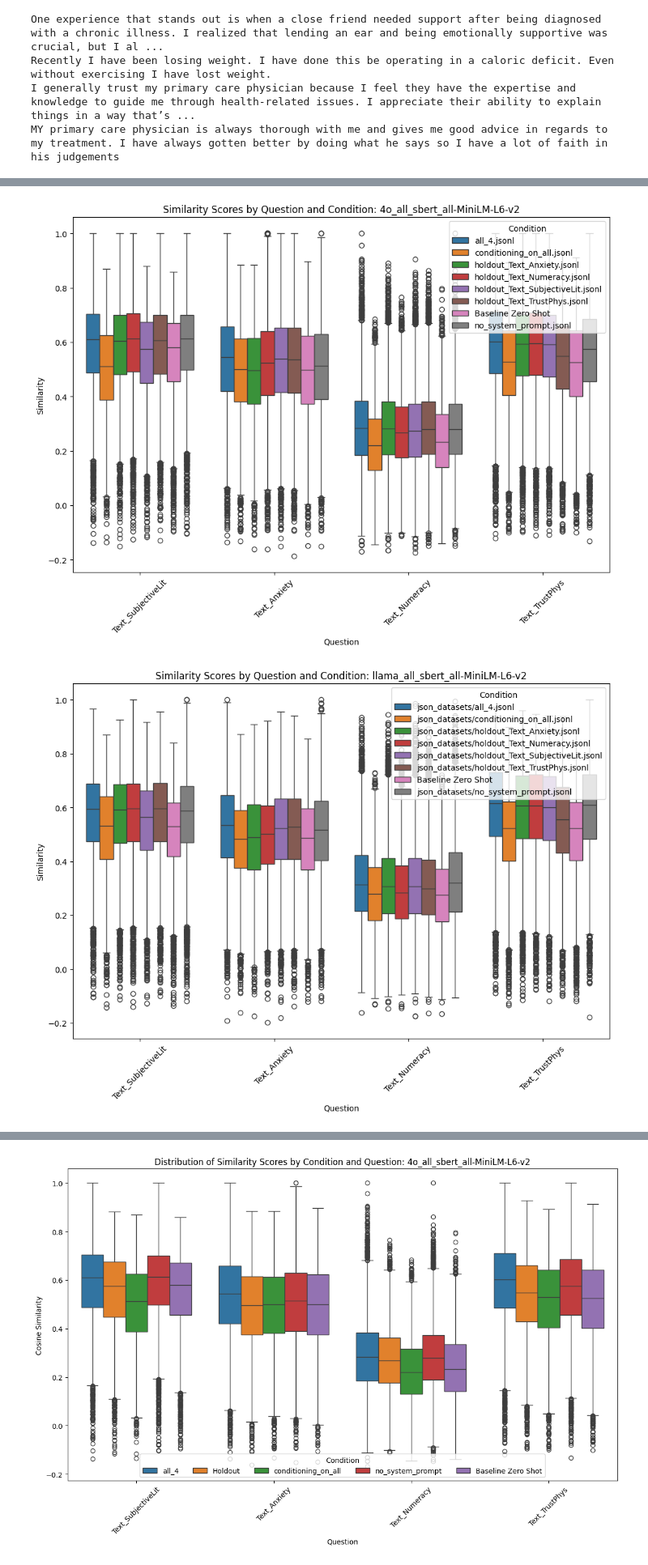
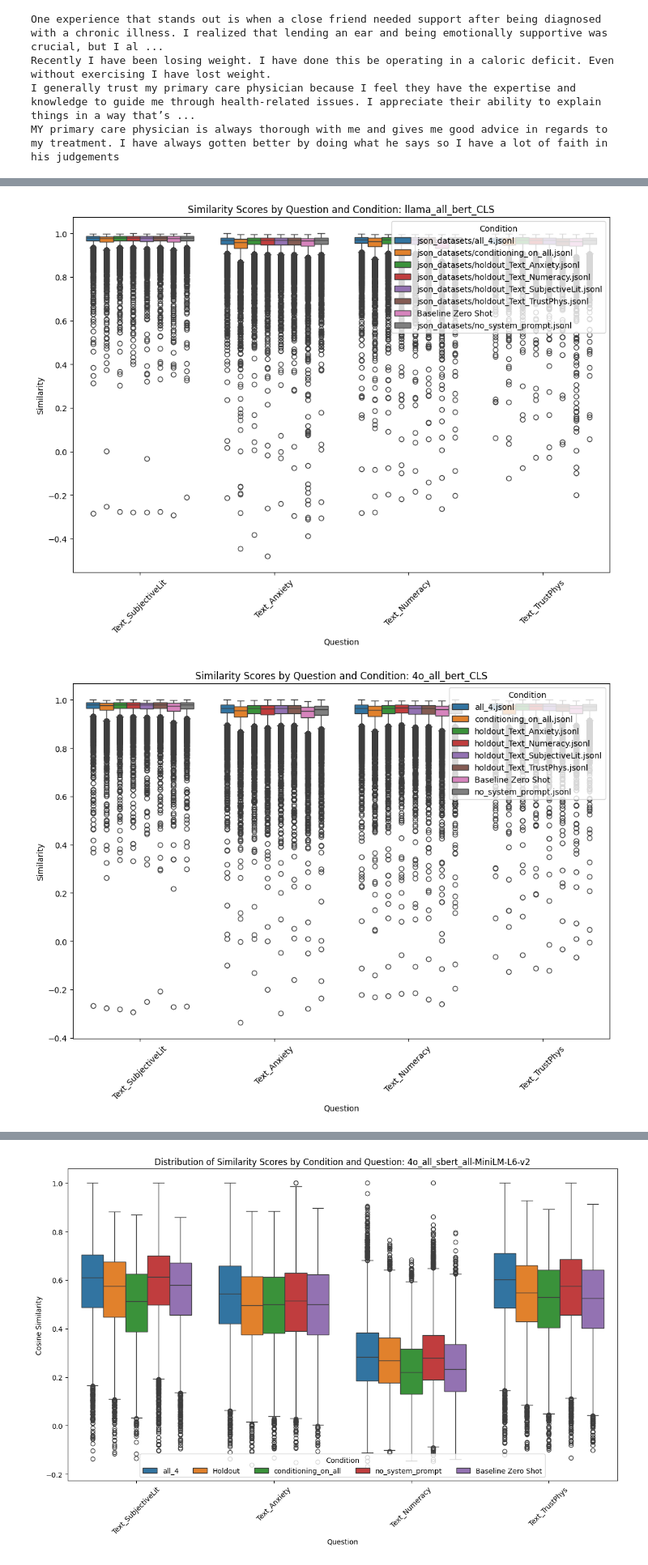
Before and after one commit to nd-hal/psych-agent-llm, a Jupyter notebook: similarity_calculations_all.ipynb, the cells around one changed output, grey strips where cells are left out. Shown at 81% size. Drawn from its saved outputs; the diff is of its cells as text; code cells hidden in the pictures.

Commit message:
add calculations for bert

```diff
--- a/similarity_calculations_all.ipynb
+++ b/similarity_calculations_all.ipynb
@@ -236,32 +236,35 @@ resultsFiles = ['4o_all_sbert_all-MiniLM-L6-v2',
  'llama_all_sbert_all-MiniLM-L6-v2',
  'llama_all_sbert_all-mpnet-base-v2',
  '4o_all_sbert_all-mpnet-base-v2']
+
+resultsFiles = ['llama_all_bert_CLS',
+ '4o_all_bert_CLS']
 
 for f in resultsFiles:
     data = pd.read_csv(f"similarity_calculations_{f}.csv")
     #data = similarity_df_bert_orig
 
     grouped_means = data.groupby(['Condition', 'Question'])['Similarity'].mean().reset_index()
 
     # Display the grouped means
     #print(grouped_means)
     plt.figure(figsize=(12, 8))
     sns.boxplot(x='Question', y='Similarity', hue='Condition', data=data)
 
     # Set the title and labels
     plt.title(f"Similarity Scores by Question and Condition: {f}")
     plt.xlabel('Question')
     plt.ylabel('Similarity')
 
     # Rotate x-axis labels for better readability
     plt.xticks(rotation=45)
     plt.legend(loc='upper right', title='Condition')
 
     # save the plot
     plt.savefig(f"plots/figure1_{f}.png", bbox_inches='tight')
 
     # Show the plot
     #plt.show()
 # %% [output]
-[figure, old version]
+[figure, new version]
-[figure, old version]
+[figure, new version]
```
Also changed, not shown: parts of 3 cells of this notebook, 6 other files.
